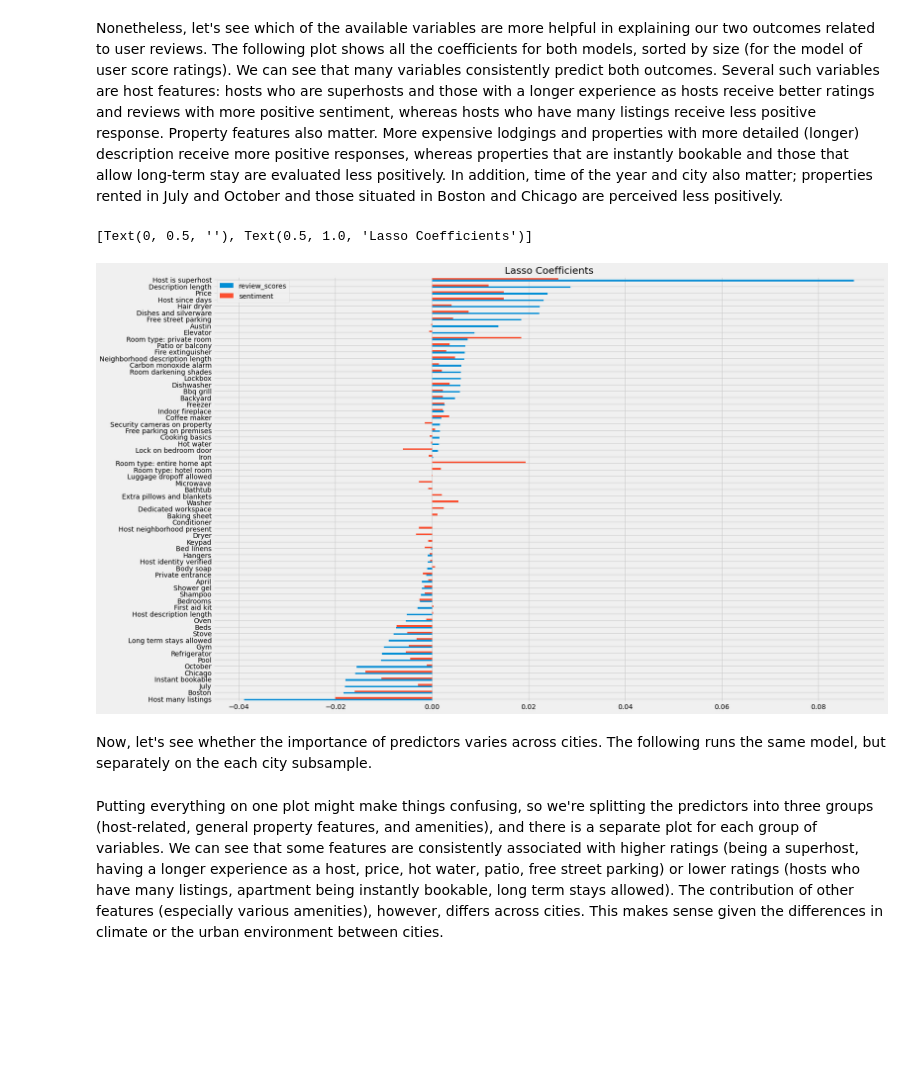
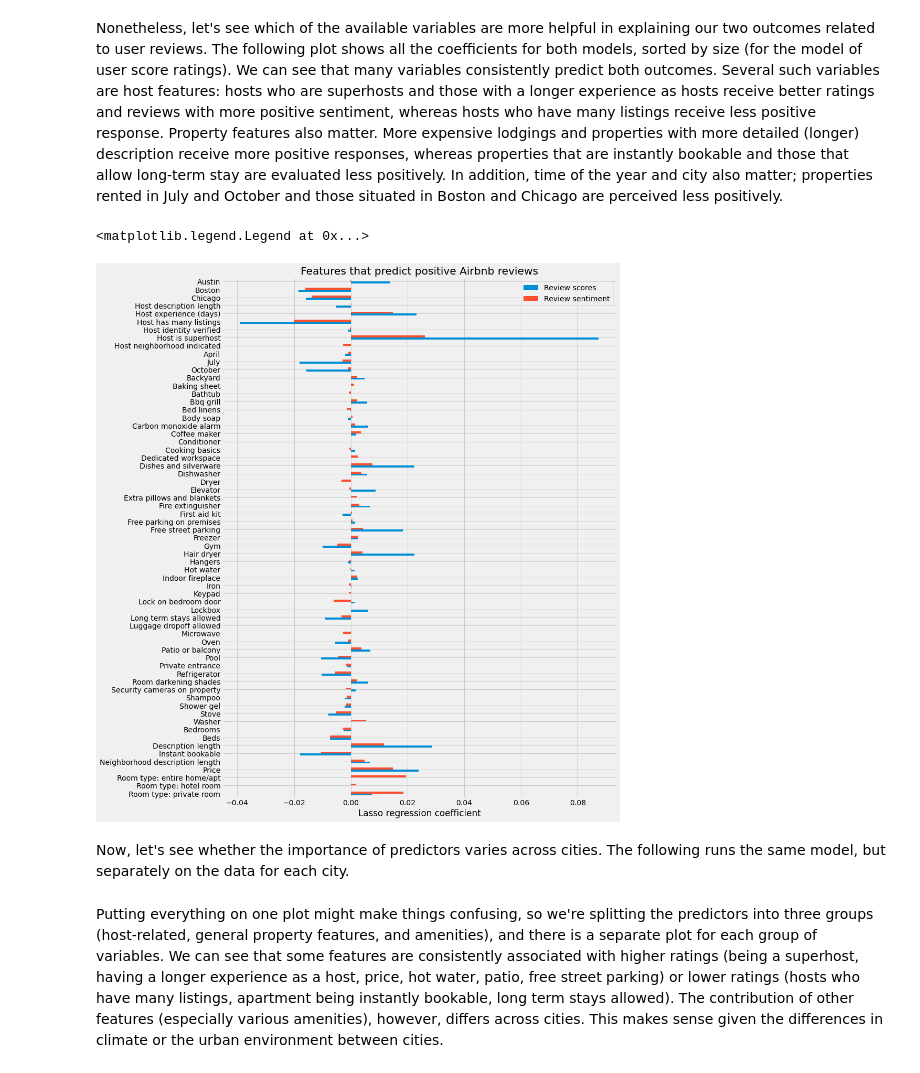
Before and after one commit to shirikov/airbnb_data, a Jupyter notebook: airbnb_analysis_all.ipynb, the cells around one changed output. Drawn from its saved outputs; the diff is of its cells as text; code cells hidden in the pictures; blank space fills up the shorter version.

```diff
--- a/airbnb_analysis_all.ipynb
+++ b/airbnb_analysis_all.ipynb
@@ -176,6 +180,11 @@ prop_df['instant_bookable'] = (prop_df[
 prop_df['host_is_superhost'] = (prop_df[
     'host_is_superhost'
     ] == 't').astype(int)
+
+# Add dummy for whether host neighborhood is indicated
+prop_df['host_neigh_present'] = prop_df[
+    'host_neighbourhood'
+    ].isnull().astype(int)
 
 # Create dummies for room types
 prop_df = pd.get_dummies(prop_df, columns=['room_type'],
@@ -402,20 +450,22 @@ Nonetheless, let's see which of the available variables are more helpful in expl
 # %%
 # Merge coefficients from two models and add variable labels
 all_coefs = pd.merge(rating_coefs, sent_coefs,
                      on=['feature',
                          'predictor_label',
                          'predictor_type'],
                      how='left').set_index('predictor_label')
 all_coefs = all_coefs.rename(columns={'coef_x': 'review_scores',
                                       'coef_y': 'sentiment'})
-all_coefs = all_coefs.sort_values(by=['review_scores'])
+all_coefs = all_coefs.sort_values(by=['predictor_type', 'predictor_label'], ascending=False)
 
 # Plot
 plt.style.use('fivethirtyeight')
-plot_coefs = all_coefs.plot.barh(figsize=(22,15))
-plot_coefs.set(ylabel='', title='Lasso coefficients for all predictors')
+plot_coefs = all_coefs.plot.barh(figsize=(12,17))
+plot_coefs.set(ylabel='', xlabel='Lasso regression coefficient',
+               title='Features that predict positive Airbnb reviews')
+plt.legend(labels=['Review scores', 'Review sentiment'])
 # %% [output]
-[Text(0, 0.5, ''), Text(0.5, 1.0, 'Lasso Coefficients')]
+<matplotlib.legend.Legend at 0x...>
-[figure, old version]
+[figure, new version]
 # %% [markdown]
-Now, let's see whether the importance of predictors varies across cities. The following runs the same model, but separately on the each city subsample.
+Now, let's see whether the importance of predictors varies across cities. The following runs the same model, but separately on the data for each city.
```
Also changed, not shown: parts of 17 cells of this notebook, 1 other file.
